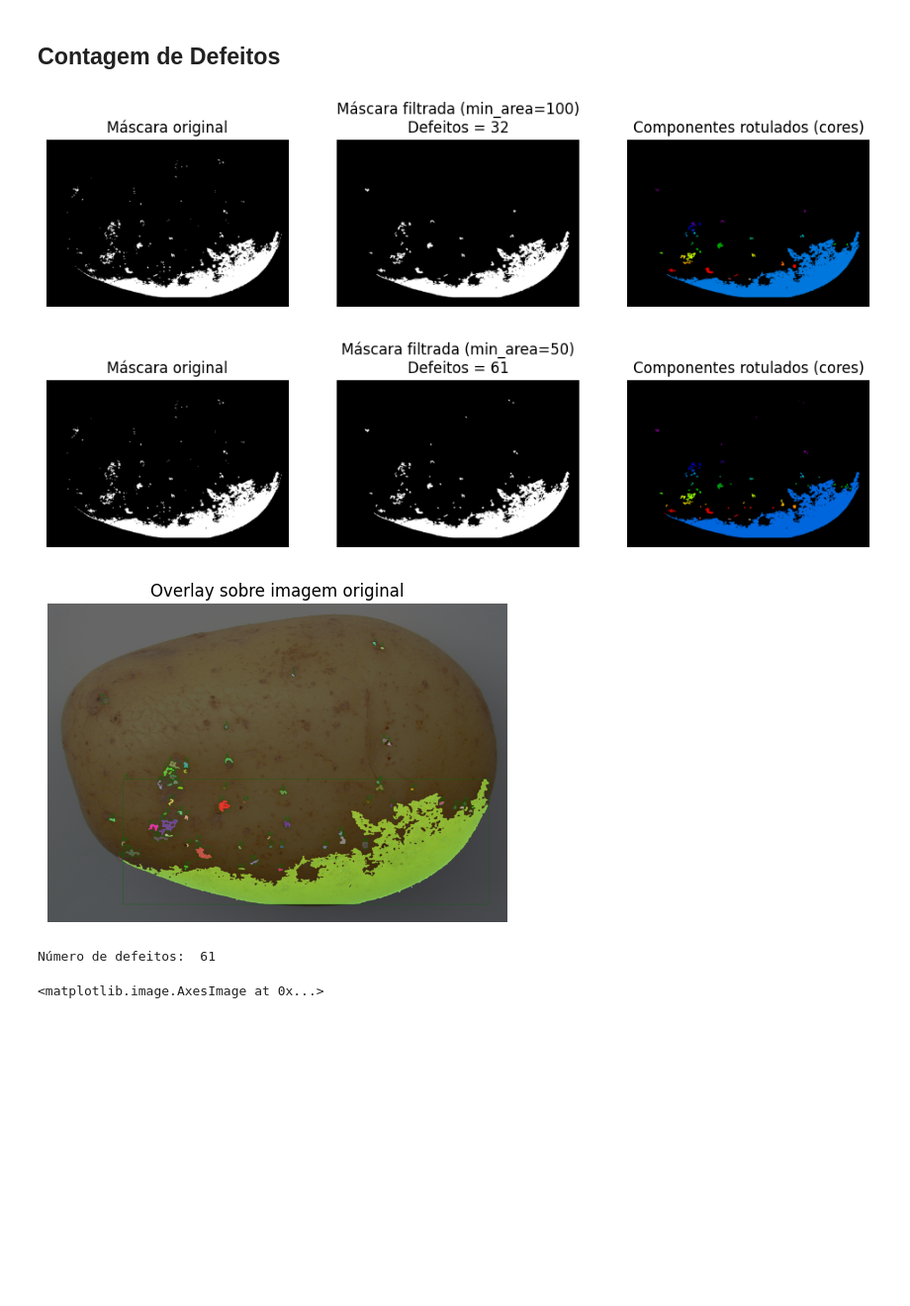
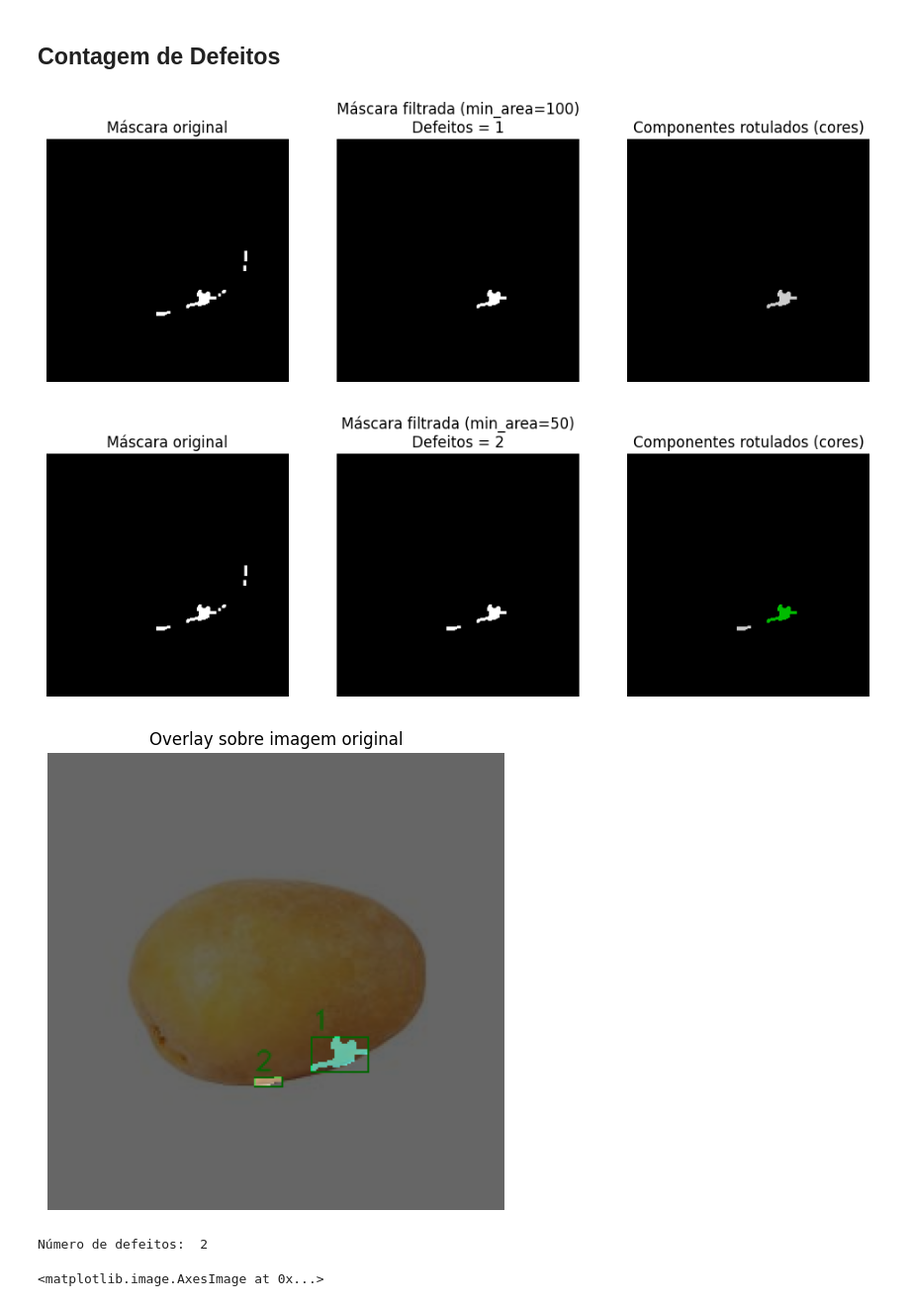
Before and after one commit to brenobmoreira/contagem-defeitos-batatas, a Jupyter notebook: yolo_analysis.ipynb, the cells around one changed output. Shown at 99% size. Drawn from its saved outputs; the diff is of its cells as text; code cells hidden in the pictures; blank space fills up the shorter version.

```diff
--- a/yolo_analysis.ipynb
+++ b/yolo_analysis.ipynb
@@ -42,7 +42,7 @@ Classes detectáveis:
 ==================================================
 # %%
 # Carregar imagem
-img_path = 'dataset_batatas\\potato1.jpeg'
+img_path = 'batata-boa.jpg'
 img = cv2.imread(img_path)
 
 if img is None:
@@ -405,21 +388,6 @@ def count_defects(mask,
     centroids_filtered = np.array(centroids_filtered) if len(centroids_filtered) > 0 else np.zeros((0,2))
 
     mask_filtered = (labels_filtered > 0).astype(np.uint8) * 255
-
-    # opcional: salvar cada defeito em arquivo
-    if save_dir is not None:
-        os.makedirs(save_dir, exist_ok=True)
-        for lab in range(1, labels_filtered.max() + 1):
-            comp_mask = (labels_filtered == lab).astype(np.uint8) * 255
-            x, y, w_box, h_box, area = stats_filtered[lab - 1]
-            # recortar da máscara original e também (se houver) da overlay_image
-            crop_mask = comp_mask[y:y+h_box, x:x+w_box]
-            save_path_mask = os.path.join(save_dir, f"defeito_{lab:03d}_mask.png")
-            cv2.imwrite(save_path_mask, crop_mask)
-            if overlay_image is not None:
-                crop_img = overlay_image[y:y+h_box, x:x+w_box]
-                save_path_img = os.path.join(save_dir, f"defeito_{lab:03d}_img.png")
-                cv2.imwrite(save_path_img, crop_img)
 
     # opcional: overlay sobre imagem original
     overlay = None
@@ -474,35 +442,35 @@ def count_defects(mask,
             plt.title("Overlay sobre imagem original")
             plt.axis('off')
             # overlay está em BGR -> converter para RGB para matplotlib
             plt.imshow(cv2.cvtColor(overlay, cv2.COLOR_BGR2RGB))
             plt.show()
 
     result = {
         'num_defects': num_defects,
         'labels_filtered': labels_filtered,
         'stats_filtered': stats_filtered,
         'centroids_filtered': centroids_filtered,
         'mask_filtered': mask_filtered,
         'overlay': overlay
     }
 
     if return_stats:
         return result
     else:
         return num_defects
 
 
 # Exemplo de uso
 # Supondo que 'mask' é sua máscara (numpy array) produzida pelo YOLO:
 num = count_defects(defect_mask_filtered, min_area=100, connectivity=8, visualize=True)
 #
 # Para obter estatísticas e overlay:
 res = count_defects(defect_mask_filtered, min_area=50, return_stats=True, overlay_image=img)
 print("Número de defeitos: ", res['num_defects'])
 plt.imshow(res['labels_filtered'], cmap='nipy_spectral')
 # %% [output]
-[figure, old version]
+[figure, new version]
-[figure, old version]
+[figure, new version]
-[figure, old version]
+[figure, new version]
-Número de defeitos:  61
+Número de defeitos:  2
 <matplotlib.image.AxesImage at 0x...>
```
Also changed, not shown: parts of 13 cells of this notebook, 1 other file.
